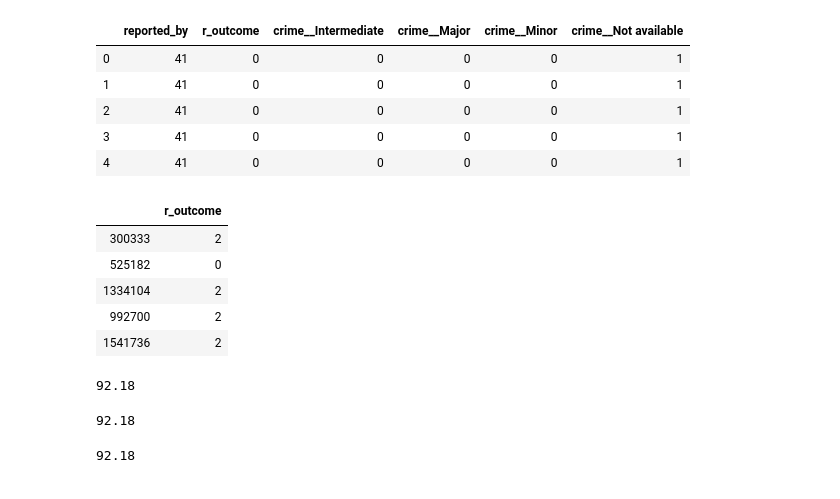
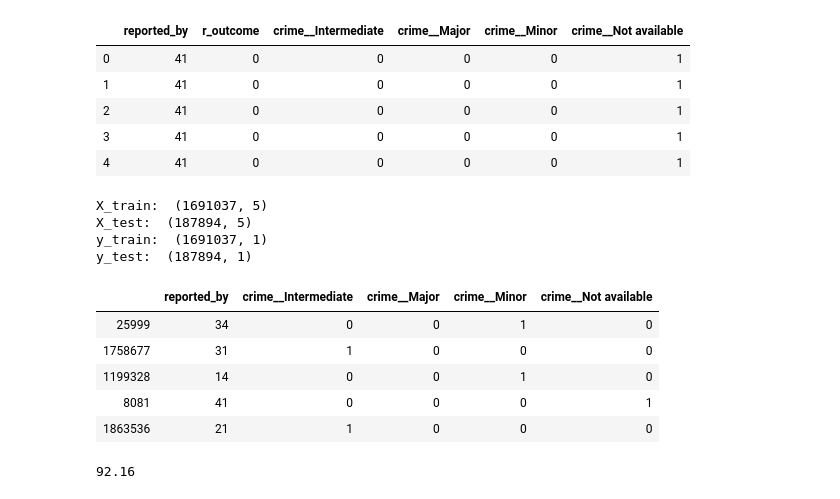
Before and after one commit to MichaelRichardson12/uk-police-notebook, a Jupyter notebook: UK Police Crime Notebook.ipynb, the cells around one changed output. Drawn from its saved outputs; the diff is of its cells as text; code cells hidden in the pictures.

```diff
--- a/UK Police Crime Notebook.ipynb
+++ b/UK Police Crime Notebook.ipynb
@@ -422,21 +422,31 @@ df_model.head()
 X = df_model.drop(columns=['r_outcome'])
 y = df_model[['r_outcome']]
 # %%
-X_train, X_test, y_train, y_test = train_test_split(X, y, test_size=0.4, random_state=42)
+X_train, X_test, y_train, y_test = train_test_split(X, y, test_size=0.1)
+# %%
+print('X_train: ', X_train.shape)
+print('X_test: ', X_test.shape)
+print('y_train: ', y_train.shape)
+print('y_test: ', y_test.shape)
+# %% [output]
+X_train:  (1691037, 5)
+X_test:  (187894, 5)
+y_train:  (1691037, 1)
+y_test:  (187894, 1)
 # %%
-y_train.head()
+X_train.head()
 # %% [output]
-|  | r_outcome |
-| 300333 | 2 |
-| 525182 | 0 |
-| 1334104 | 2 |
-| 992700 | 2 |
-| 1541736 | 2 |
+|  | reported_by | crime__Intermediate | crime__Major | crime__Minor | crime__Not available |
+| 25999 | 34 | 0 | 0 | 1 | 0 |
+| 1758677 | 31 | 1 | 0 | 0 | 0 |
+| 1199328 | 14 | 0 | 0 | 1 | 0 |
+| 8081 | 41 | 0 | 0 | 0 | 1 |
+| 1863536 | 21 | 1 | 0 | 0 | 0 |
 # %%
 # Logistic Regression
-logreg = LogisticRegression(random_state=0).fit(X_train, y_train)
+logreg = LogisticRegression(solver='lbfgs', multi_class='multinomial').fit(X_train, y_train)
 
 acc_log = round(logreg.score(X_test, y_test) * 100, 2)
 acc_log
 # %% [output]
-92.18
+92.16
@@ -455,16 +452,0 @@ acc_knn
-# %%
-# Gaussian Naive Bayes
-gaussian = GaussianNB().fit(X_train, y_train)
-
-acc_gaussian = round(gaussian.score(X_test, y_test) * 100, 2)
-acc_gaussian
-# %% [output]
-92.18
-# %%
-# Perceptron
-perceptron = Perceptron().fit(X_train, y_train)
-
-acc_perceptron = round(perceptron.score(X_test, y_test) * 100, 2)
-acc_perceptron
-# %% [output]
-92.18
```
Also changed, not shown: parts of 5 cells of this notebook.
